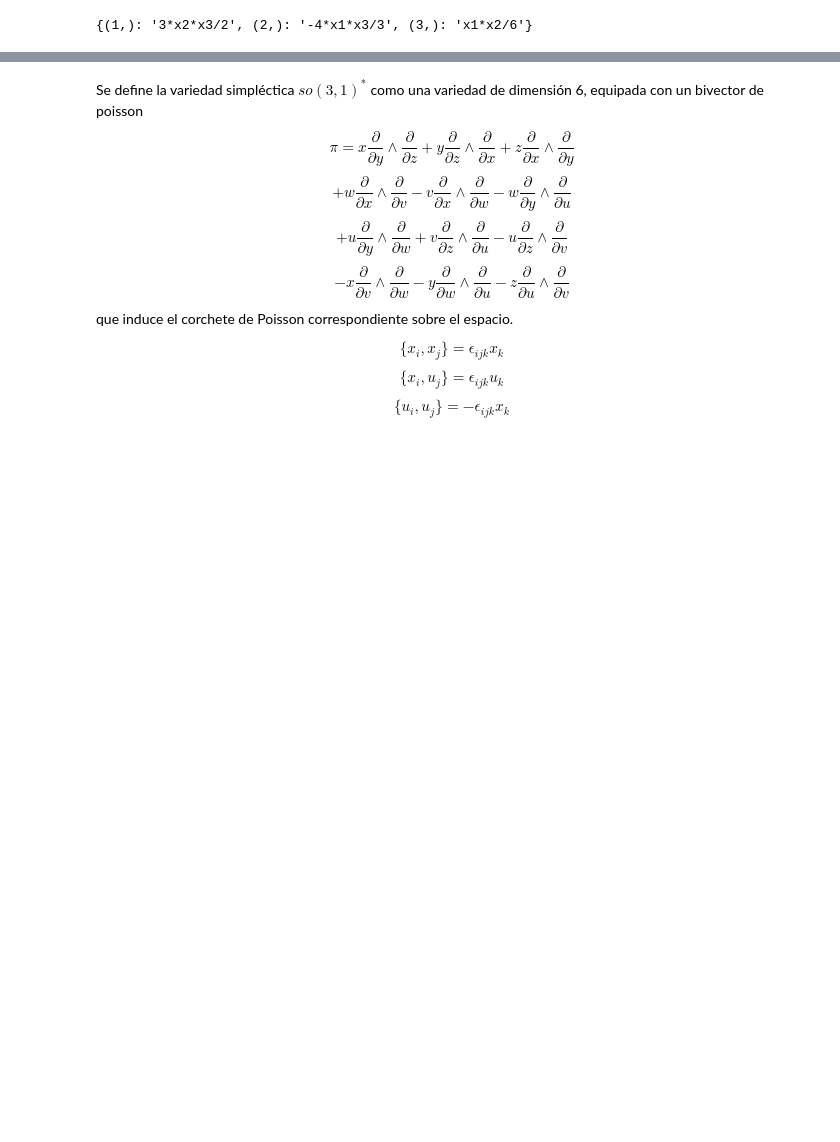
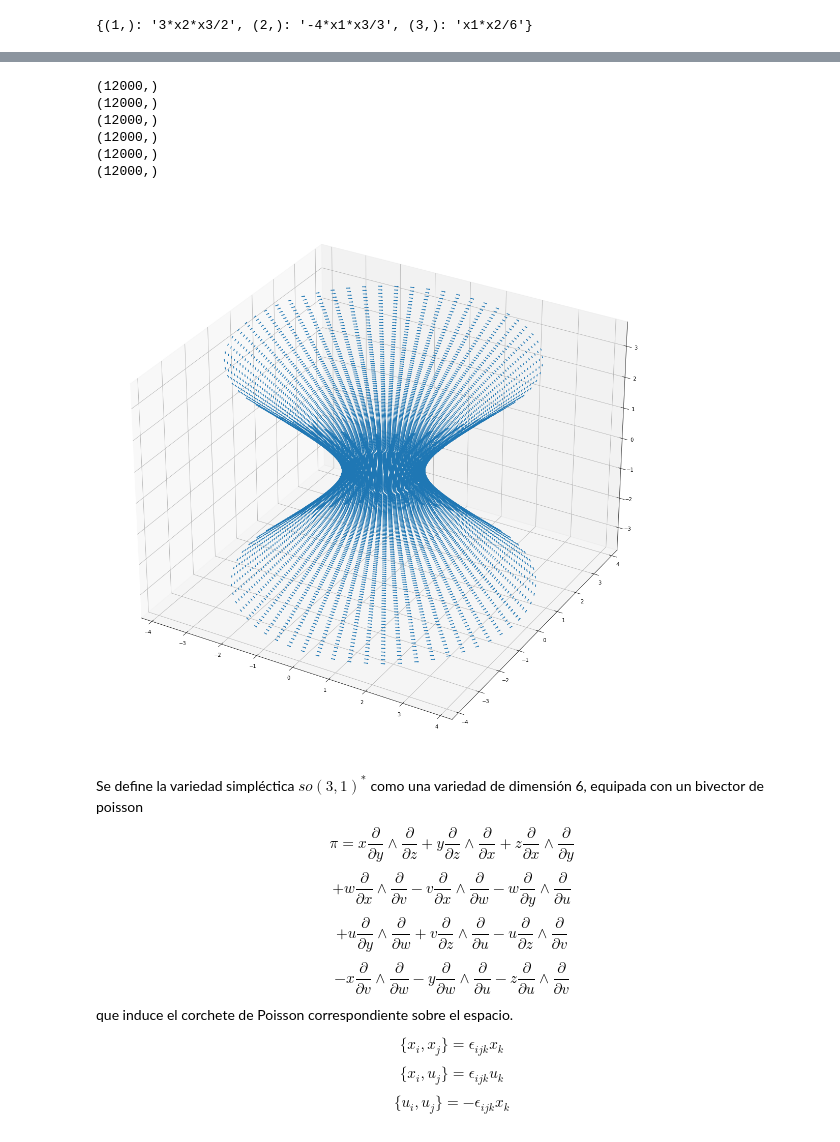
Before and after one commit to SantiagoM1227/BR-2022I, a Jupyter notebook: BR_Integrable_Systems(1).ipynb, the cells around one changed output, grey strips where cells are left out. Drawn from its saved outputs; the diff is of its cells as text; code cells hidden in the pictures; blank space fills up the shorter version.

```diff
--- a/BR_Integrable_Systems(1).ipynb
+++ b/BR_Integrable_Systems(1).ipynb
@@ -436,0 +436,8 @@ def hyperbolic_folds(r,samples=1000):
+# %%
+H2 = hyperbolic_folds(200)
+# %%
+np3 = npg(3)
+vector2 = np3.num_hamiltonian_vf(bivector_sl2, H, H2)
+U2 = [vector2[i][0][0] for i in range(len(vector2))]
+V2 = [vector2[i][1][0] for i in range(len(vector2))]
+W2 = [vector2[i][2][0] for i in range(len(vector2))]
@@ -436,0 +464,33 @@ def hyperbolic_folds(r,samples=1000):
+# %%
+ax = plt.figure(figsize =(20,20)).add_subplot(projection='3d')
+S = 200
+X2 = []
+Y2 = []
+Z2 = []
+
+u=np.linspace(-2,2,S)
+v=np.linspace(0,2*np.pi,60)
+for U in u:
+    for V in v:
+        x = np.cosh(U)*np.cos(V)
+        y = np.cosh(U)*np.sin(V)
+        z = np.sinh(U)
+        X2.append(x)
+        Y2.append(y)
+        Z2.append(z)
+print(np.shape(X2))
+print(np.shape(Y2))
+print(np.shape(Z2))
+print(np.shape(U2))
+print(np.shape(V2))
+print(np.shape(W2))
+ax.quiver(X2, Y2, Z2, U2, V2, W2, length=0.1, normalize = True)
+plt.show()
+# %% [output]
+(12000,)
+(12000,)
+(12000,)
+(12000,)
+(12000,)
+(12000,)
+[figure, added]
```
Also changed, not shown: parts of 6 cells of this notebook.
